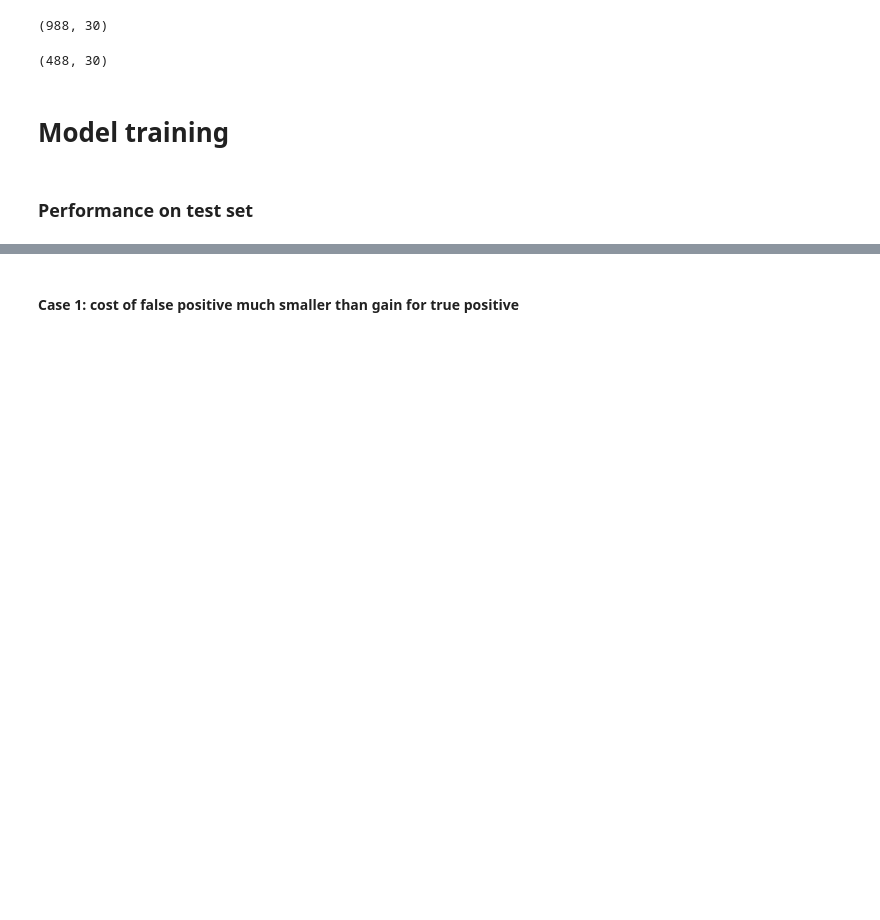
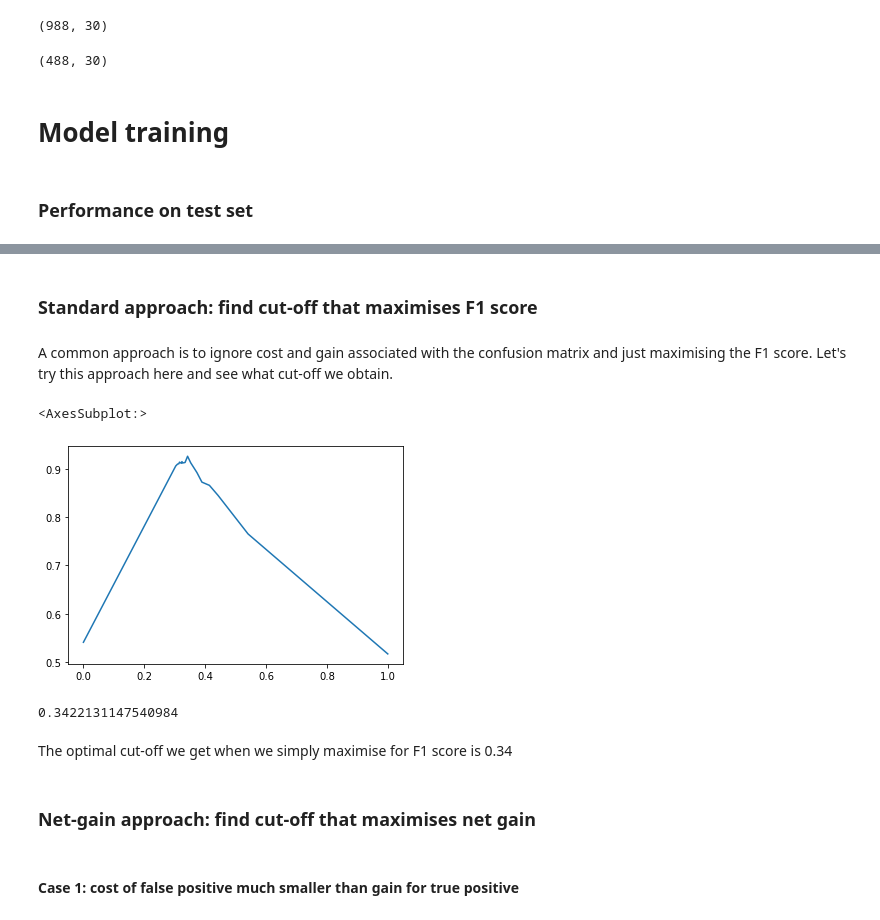
Before and after one commit to nmusmeci/classifier-cutoff-calculator, a Jupyter notebook: notebooks/Tutorial.ipynb, the cells around one changed output, grey strips where cells are left out. Cells and saved outputs as stored; diff of their text form; code cells hidden in the pictures; blank space fills up the shorter version.

```diff
--- a/notebooks/Tutorial.ipynb
+++ b/notebooks/Tutorial.ipynb
@@ -92,0 +84,4 @@ recall_score(y_test.values, [1 if i > 0.5 else 0 for i in y_score_lr])
+# %% [markdown]
+### Standard approach: find cut-off that maximises F1 score
+# %% [markdown]
+A common approach is to ignore cost and gain associated with the confusion matrix and just maximising the F1 score. Let's try this approach here and see what cut-off we obtain.
@@ -93,3 +91,22 @@ recall_score(y_test.values, [1 if i > 0.5 else 0 for i in y_score_lr])
+# %%
+cutoff_list = np.arange(0.0, 1.05, 0.05)
+# %%
+s = pd.Series(np.nan,index=[np.mean(y_score_lr > cutoff) for cutoff in cutoff_list])
+for cutoff in cutoff_list:
+    s.loc[np.mean(y_score_lr > cutoff)] = f1_score(y_test, y_score_lr>=cutoff)
+# %%
+s.plot()
+# %% [output]
+<AxesSubplot:>
+[figure, added]
+# %%
+s.idxmax()
+# %% [output]
+0.3422131147540984
+# %% [markdown]
+The optimal cut-off we get when we simply maximise for F1 score is 0.34
+# %% [markdown]
+### Net-gain approach: find cut-off that maximises net gain
 # %% [markdown]
 #### Case 1: cost of false positive much smaller than gain for true positive
 # %%
```
Also changed, not shown: parts of 21 cells of this notebook.
